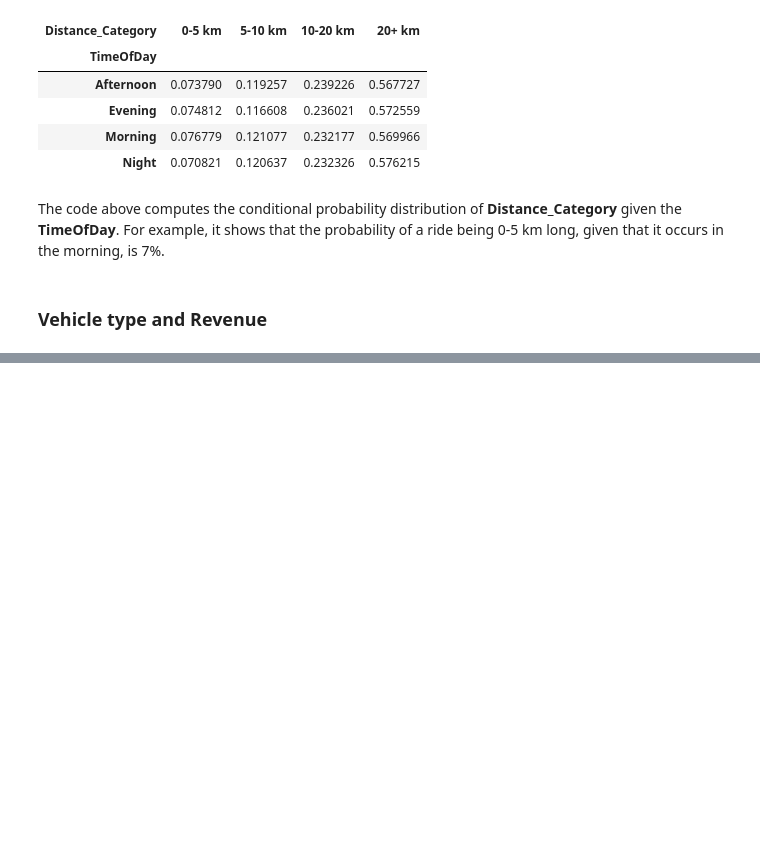
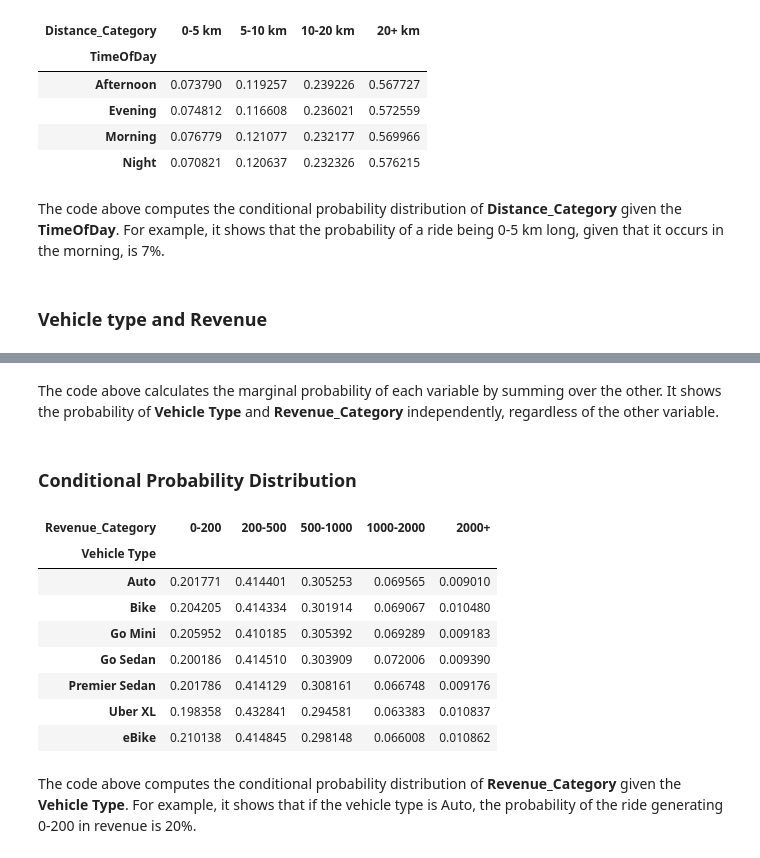
Before and after one commit to thejjeanjjorge/Portfolio, a Jupyter notebook: notebooks/uber/uber.ipynb, the cells around one changed output, grey strips where cells are left out. Cells and saved outputs as stored; diff of their text form; code cells hidden in the pictures; blank space fills up the shorter version.

```diff
--- a/notebooks/uber/uber.ipynb
+++ b/notebooks/uber/uber.ipynb
@@ -537,0 +603,19 @@ The code above computes the conditional probability distribution of **Distance_C
+# %% [markdown]
+The code above calculates the marginal probability of each variable by summing over the other. It shows the probability of **Vehicle Type** and **Revenue_Category** independently, regardless of the other variable.
+# %% [markdown]
+### Conditional Probability Distribution
+# %%
+cond_dist_given_vehicle = pd.crosstab(df['Vehicle Type'], df['Revenue_Category'], normalize='index')
+cond_dist_given_vehicle
+# %% [output]
+| Revenue_Category | 0-200 | 200-500 | 500-1000 | 1000-2000 | 2000+ |
+| Vehicle Type |  |  |  |  |  |
+| Auto | 0.201771 | 0.414401 | 0.305253 | 0.069565 | 0.009010 |
+| Bike | 0.204205 | 0.414334 | 0.301914 | 0.069067 | 0.010480 |
+| Go Mini | 0.205952 | 0.410185 | 0.305392 | 0.069289 | 0.009183 |
+| Go Sedan | 0.200186 | 0.414510 | 0.303909 | 0.072006 | 0.009390 |
+| Premier Sedan | 0.201786 | 0.414129 | 0.308161 | 0.066748 | 0.009176 |
+| Uber XL | 0.198358 | 0.432841 | 0.294581 | 0.063383 | 0.010837 |
+| eBike | 0.210138 | 0.414845 | 0.298148 | 0.066008 | 0.010862 |
+# %% [markdown]
+The code above computes the conditional probability distribution of **Revenue_Category** given the **Vehicle Type**. For example, it shows that if the vehicle type is Auto, the probability of the ride generating 0-200 in revenue is 20%.
```
Also changed, not shown: parts of 7 cells of this notebook.
